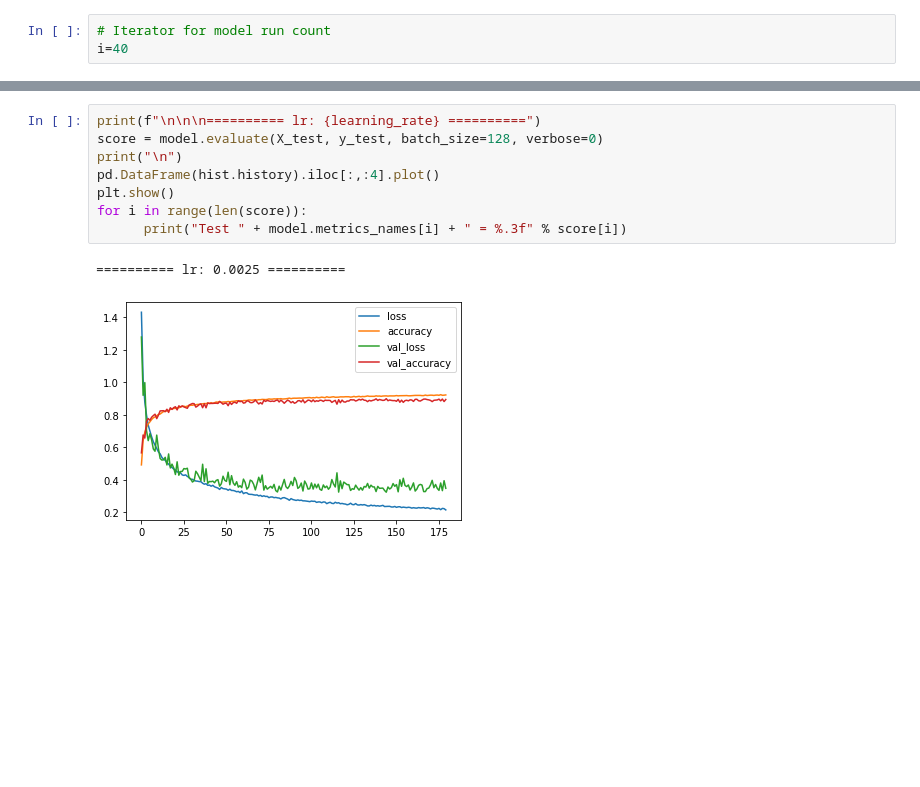
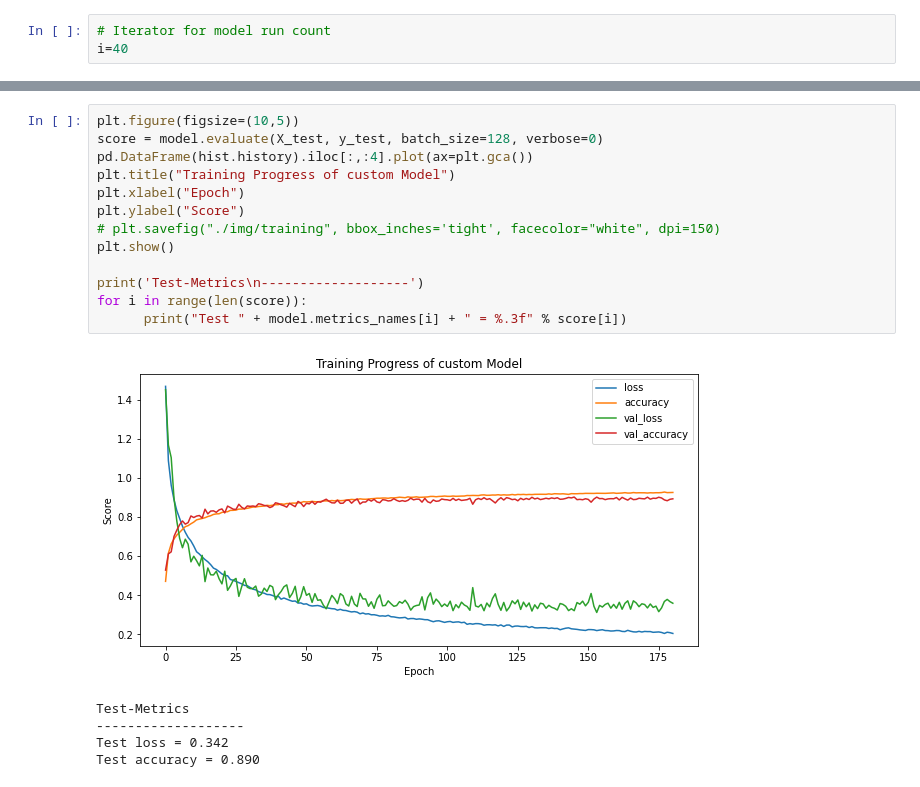
Before and after one commit to PatrickSVM/CIFAR10-Image-Classification-with-CNN, a Jupyter notebook: CIFAR10-Classification.ipynb, the cells around one changed output, grey strips where cells are left out. Saved outputs shown, nothing was run; the diff lists cells and outputs as text; blank space fills up the shorter version.

```diff
--- a/CIFAR10-Classification.ipynb
+++ b/CIFAR10-Classification.ipynb
@@ -300,11 +324,19 @@ Epoch 180: early stopping
 # %%
-print(f"\n\n\n========== lr: {learning_rate} ==========")
+plt.figure(figsize=(10,5))
 score = model.evaluate(X_test, y_test, batch_size=128, verbose=0)
-print("\n")
-pd.DataFrame(hist.history).iloc[:,:4].plot()
+pd.DataFrame(hist.history).iloc[:,:4].plot(ax=plt.gca())
+plt.title("Training Progress of custom Model")
+plt.xlabel("Epoch")
+plt.ylabel("Score")
+# plt.savefig("./img/training", bbox_inches='tight', facecolor="white", dpi=150)
 plt.show()
+
+print('Test-Metrics\n-------------------')
 for i in range(len(score)):
       print("Test " + model.metrics_names[i] + " = %.3f" % score[i])
 # %% [output]
+[figure, new version]
-========== lr: 0.0025 ==========
+Test-Metrics
+-------------------
+Test loss = 0.342
+Test accuracy = 0.890
-[figure, old version]
```
Also changed, not shown: parts of 35 cells of this notebook, 20 other files.
